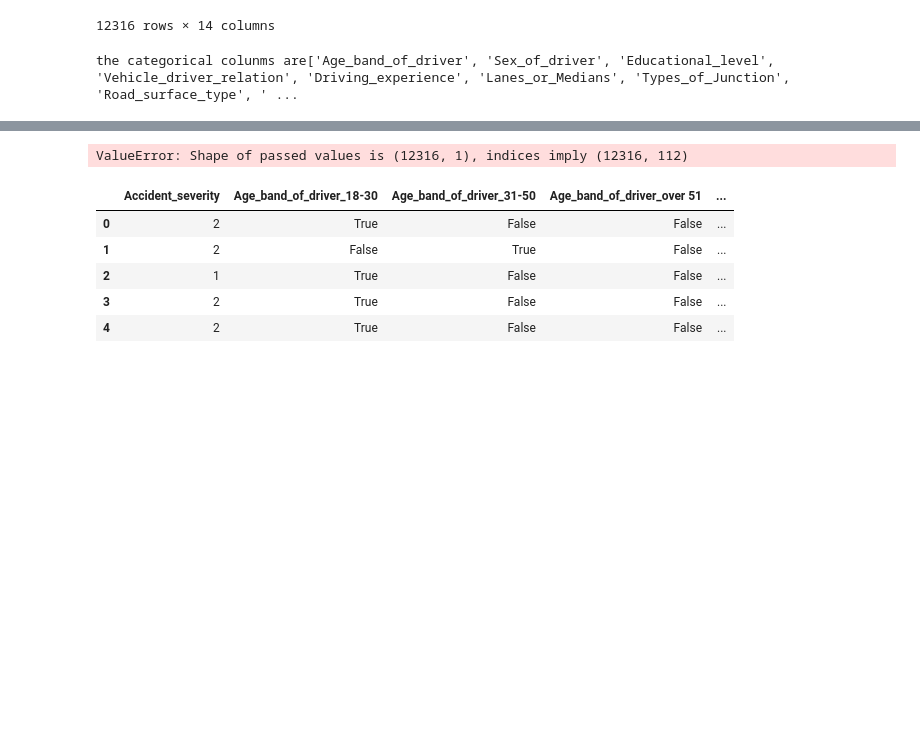
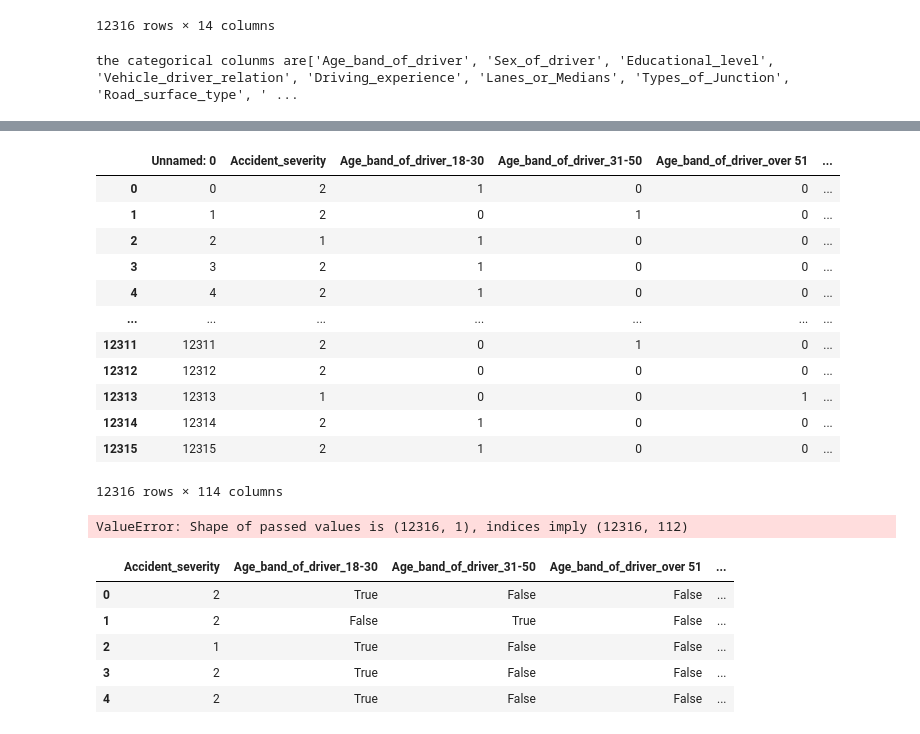
Before and after one commit to govindfinally/Accident-Analyser, a Jupyter notebook: code.ipynb/code.ipynb, the cells around one changed output, grey strips where cells are left out. Saved outputs shown, nothing was run; the diff lists cells and outputs as text; code cells hidden in the pictures; blank space fills up the shorter version.

```diff
--- a/code.ipynb/code.ipynb
+++ b/code.ipynb/code.ipynb
@@ -163,3 +163,37 @@ for column in dfcopy.drop(['Accident_severity'],axis=1):
 ['going straight', 'u-turn', 'moving backward', 'turnover', 'waiting to go', 'getting off', 'reversing', 'unknown', 'parked', 'stopping', 'overtaking', 'other', 'entering a junction']
 ['not a pedestrian', "crossing from driver's nearside", 'crossing from nearside - masked by parked or stationot a pedestrianry vehicle', 'unknown or other', 'crossing from offside - masked by  parked  ...
 ['moving backward', 'overtaking', 'changing lane to the left', 'changing lane to the right', 'overloading', 'other', 'no priority to vehicle', 'no priority to pedestrian', 'no distancing', 'getting of ...
+# %%
+feature_columns = [
+    'Age_band_of_driver',
+    'Sex_of_driver',
+    'Educational_level',
+    'Vehicle_driver_relation',
+    'Driving_experience',
+    'Lanes_or_Medians',
+    'Types_of_Junction',
+    'Road_surface_type',
+    'Light_conditions',
+    'Weather_conditions',
+    'Type_of_collision',
+    'Vehicle_movement',
+    'Pedestrian_movement',
+    'Cause_of_accident'
+]
+X_raw = df[df.columns]
+# %%
+X_raw
+# %% [output]
+|  | Unnamed: 0 | Accident_severity | Age_band_of_driver_18-30 | Age_band_of_driver_31-50 | Age_band_of_driver_over 51 | ... |
+| 0 | 0 | 2 | 1 | 0 | 0 | ... |
+| 1 | 1 | 2 | 0 | 1 | 0 | ... |
+| 2 | 2 | 1 | 1 | 0 | 0 | ... |
+| 3 | 3 | 2 | 1 | 0 | 0 | ... |
+| 4 | 4 | 2 | 1 | 0 | 0 | ... |
+| ... | ... | ... | ... | ... | ... | ... |
+| 12311 | 12311 | 2 | 0 | 1 | 0 | ... |
+| 12312 | 12312 | 2 | 0 | 0 | 0 | ... |
+| 12313 | 12313 | 1 | 0 | 0 | 1 | ... |
+| 12314 | 12314 | 2 | 1 | 0 | 0 | ... |
+| 12315 | 12315 | 2 | 1 | 0 | 0 | ... |
+12316 rows × 114 columns
```
Also changed, not shown: parts of 1 cell of this notebook, 4 other files.
